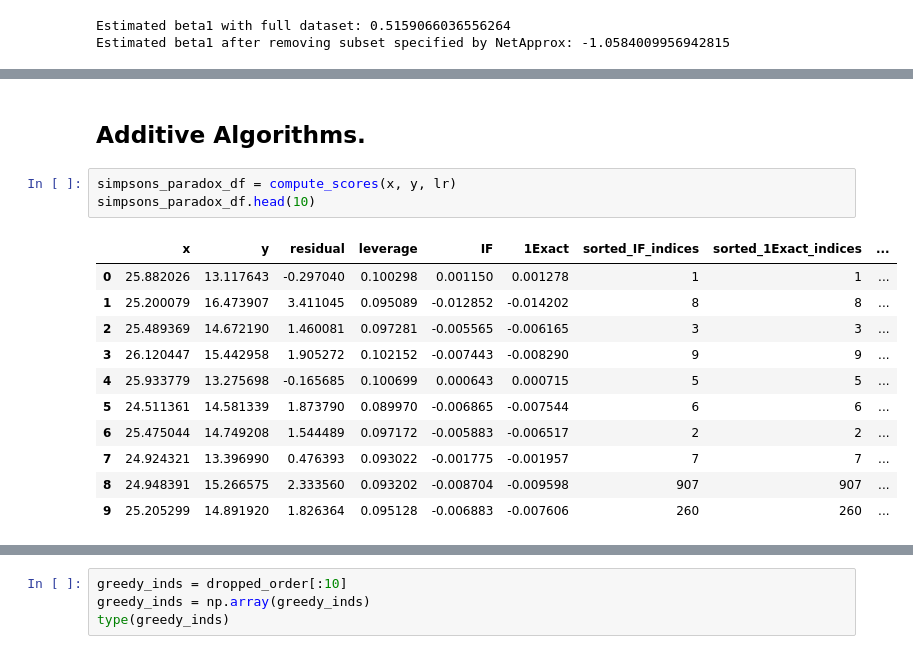
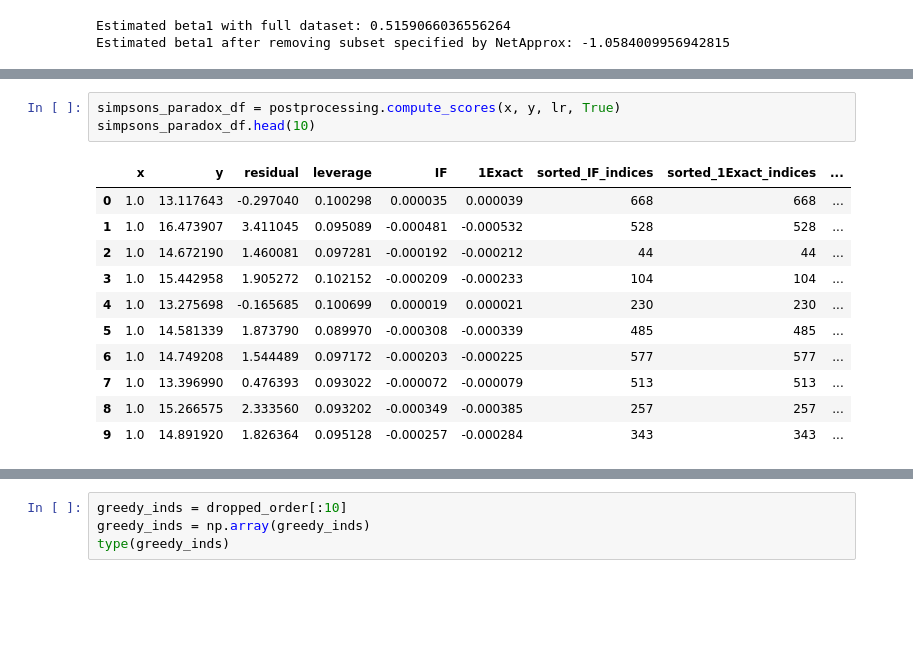
Before and after one commit to JennyHuang19/gradientBasedDataDroppingFailureModes, a Jupyter notebook: synthetic_data/simpsons-paradox-final.ipynb, the cells around one changed output, grey strips where cells are left out. Cells and saved outputs as stored; diff of their text form; blank space fills up the shorter version.

```diff
--- a/synthetic_data/simpsons-paradox-final.ipynb
+++ b/synthetic_data/simpsons-paradox-final.ipynb
@@ -338,20 +283,18 @@ def compute_scores(x, y, lr):
-# %% [markdown]
-## Additive Algorithms.
 # %%
-simpsons_paradox_df = compute_scores(x, y, lr)
+simpsons_paradox_df = postprocessing.compute_scores(x, y, lr, True)
 simpsons_paradox_df.head(10)
 # %% [output]
 |  | x | y | residual | leverage | IF | 1Exact | sorted_IF_indices | sorted_1Exact_indices | ... |
-| 0 | 25.882026 | 13.117643 | -0.297040 | 0.100298 | 0.001150 | 0.001278 | 1 | 1 | ... |
-| 1 | 25.200079 | 16.473907 | 3.411045 | 0.095089 | -0.012852 | -0.014202 | 8 | 8 | ... |
-| 2 | 25.489369 | 14.672190 | 1.460081 | 0.097281 | -0.005565 | -0.006165 | 3 | 3 | ... |
-| 3 | 26.120447 | 15.442958 | 1.905272 | 0.102152 | -0.007443 | -0.008290 | 9 | 9 | ... |
-| 4 | 25.933779 | 13.275698 | -0.165685 | 0.100699 | 0.000643 | 0.000715 | 5 | 5 | ... |
-| 5 | 24.511361 | 14.581339 | 1.873790 | 0.089970 | -0.006865 | -0.007544 | 6 | 6 | ... |
-| 6 | 25.475044 | 14.749208 | 1.544489 | 0.097172 | -0.005883 | -0.006517 | 2 | 2 | ... |
-| 7 | 24.924321 | 13.396990 | 0.476393 | 0.093022 | -0.001775 | -0.001957 | 7 | 7 | ... |
-| 8 | 24.948391 | 15.266575 | 2.333560 | 0.093202 | -0.008704 | -0.009598 | 907 | 907 | ... |
-| 9 | 25.205299 | 14.891920 | 1.826364 | 0.095128 | -0.006883 | -0.007606 | 260 | 260 | ... |
+| 0 | 1.0 | 13.117643 | -0.297040 | 0.100298 | 0.000035 | 0.000039 | 668 | 668 | ... |
+| 1 | 1.0 | 16.473907 | 3.411045 | 0.095089 | -0.000481 | -0.000532 | 528 | 528 | ... |
+| 2 | 1.0 | 14.672190 | 1.460081 | 0.097281 | -0.000192 | -0.000212 | 44 | 44 | ... |
+| 3 | 1.0 | 15.442958 | 1.905272 | 0.102152 | -0.000209 | -0.000233 | 104 | 104 | ... |
+| 4 | 1.0 | 13.275698 | -0.165685 | 0.100699 | 0.000019 | 0.000021 | 230 | 230 | ... |
+| 5 | 1.0 | 14.581339 | 1.873790 | 0.089970 | -0.000308 | -0.000339 | 485 | 485 | ... |
+| 6 | 1.0 | 14.749208 | 1.544489 | 0.097172 | -0.000203 | -0.000225 | 577 | 577 | ... |
+| 7 | 1.0 | 13.396990 | 0.476393 | 0.093022 | -0.000072 | -0.000079 | 513 | 513 | ... |
+| 8 | 1.0 | 15.266575 | 2.333560 | 0.093202 | -0.000349 | -0.000385 | 257 | 257 | ... |
+| 9 | 1.0 | 14.891920 | 1.826364 | 0.095128 | -0.000257 | -0.000284 | 343 | 343 | ... |
 # %%
 print(f'The AMIP approximation of the refit is {round(lr.beta[1] + sum(simpsons_paradox_df["sorted_IF_scores"][:9]), 4)}.')
 print(f'The Add-1Exact for the change induced by dropping the worst-case subset of size at most 10 is {round(lr.beta[1] + sum(simpsons_paradox_df["sorted_1Exact_scores"][:9]), 4)}.')
```
Also changed, not shown: parts of 32 cells of this notebook, 1 other file.
